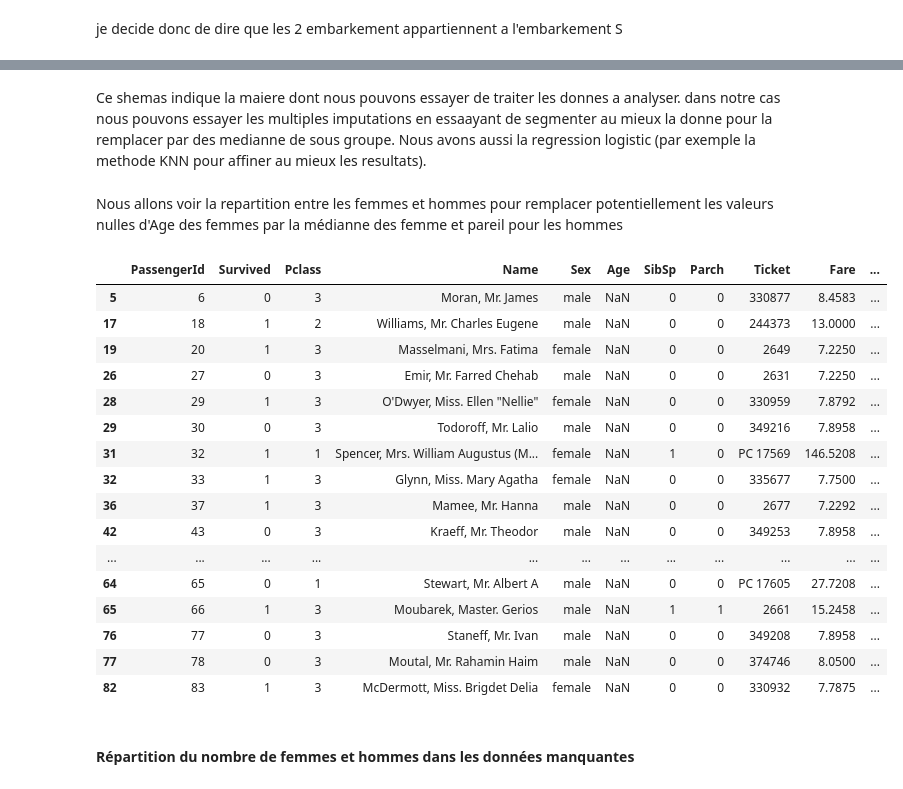
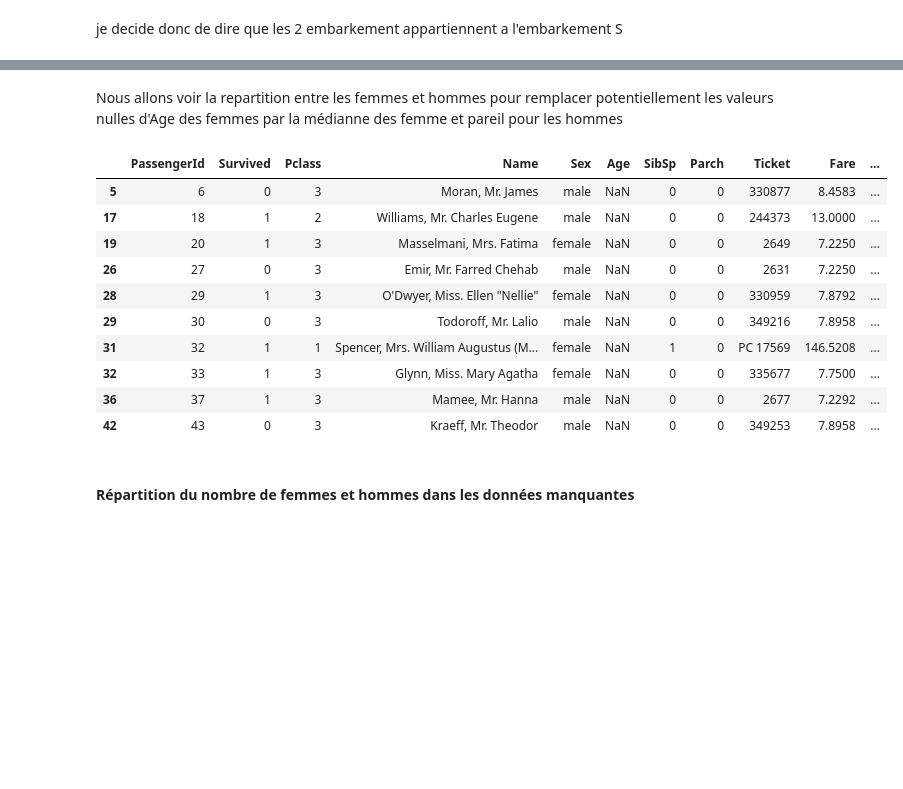
Before and after one commit to Kaiiim/kaggle-titanic, a Jupyter notebook: Titanic-v1.ipynb, the cells around one changed output, grey strips where cells are left out. Saved outputs shown, nothing was run; the diff lists cells and outputs as text; code cells hidden in the pictures; blank space fills up the shorter version.

```diff
--- a/Titanic-v1.ipynb
+++ b/Titanic-v1.ipynb
@@ -256,30 +253,21 @@ Image(url= "https://cdn-images-1.medium.com/max/1600/1*_RA3mCS30Pr0vUxbp25Yxw.pn
-# %% [markdown]
-Ce shemas indique la maiere dont nous pouvons essayer de traiter les donnes a analyser.
-dans notre cas nous pouvons essayer les multiples imputations en essaayant de segmenter au mieux la donne pour la remplacer par des medianne de sous groupe. Nous avons aussi la regression logistic (par exemple la methode KNN pour affiner au mieux les resultats).
 # %% [markdown]
 Nous allons voir la repartition entre les femmes et hommes pour remplacer potentiellement les valeurs nulles
 d'Age des femmes par la médianne des femme et pareil pour les hommes
 # %%
 empty_age = train[train["Age"].isnull()]
-empty_age.head(20)
+empty_age.head(10)
 # %% [output]
 |  | PassengerId | Survived | Pclass | Name | Sex | Age | SibSp | Parch | Ticket | Fare | ... |
 | 5 | 6 | 0 | 3 | Moran, Mr. James | male | NaN | 0 | 0 | 330877 | 8.4583 | ... |
 | 17 | 18 | 1 | 2 | Williams, Mr. Charles Eugene | male | NaN | 0 | 0 | 244373 | 13.0000 | ... |
 | 19 | 20 | 1 | 3 | Masselmani, Mrs. Fatima | female | NaN | 0 | 0 | 2649 | 7.2250 | ... |
 | 26 | 27 | 0 | 3 | Emir, Mr. Farred Chehab | male | NaN | 0 | 0 | 2631 | 7.2250 | ... |
 | 28 | 29 | 1 | 3 | O'Dwyer, Miss. Ellen "Nellie" | female | NaN | 0 | 0 | 330959 | 7.8792 | ... |
 | 29 | 30 | 0 | 3 | Todoroff, Mr. Lalio | male | NaN | 0 | 0 | 349216 | 7.8958 | ... |
 | 31 | 32 | 1 | 1 | Spencer, Mrs. William Augustus (M... | female | NaN | 1 | 0 | PC 17569 | 146.5208 | ... |
 | 32 | 33 | 1 | 3 | Glynn, Miss. Mary Agatha | female | NaN | 0 | 0 | 335677 | 7.7500 | ... |
 | 36 | 37 | 1 | 3 | Mamee, Mr. Hanna | male | NaN | 0 | 0 | 2677 | 7.2292 | ... |
 | 42 | 43 | 0 | 3 | Kraeff, Mr. Theodor | male | NaN | 0 | 0 | 349253 | 7.8958 | ... |
-| ... | ... | ... | ... | ... | ... | ... | ... | ... | ... | ... | ... |
-| 64 | 65 | 0 | 1 | Stewart, Mr. Albert A | male | NaN | 0 | 0 | PC 17605 | 27.7208 | ... |
-| 65 | 66 | 1 | 3 | Moubarek, Master. Gerios | male | NaN | 1 | 1 | 2661 | 15.2458 | ... |
-| 76 | 77 | 0 | 3 | Staneff, Mr. Ivan | male | NaN | 0 | 0 | 349208 | 7.8958 | ... |
-| 77 | 78 | 0 | 3 | Moutal, Mr. Rahamin Haim | male | NaN | 0 | 0 | 374746 | 8.0500 | ... |
-| 82 | 83 | 1 | 3 | McDermott, Miss. Brigdet Delia | female | NaN | 0 | 0 | 330932 | 7.7875 | ... |
 # %% [markdown]
 #### Répartition du nombre de femmes et hommes dans les données manquantes
 # %%
```
Also changed, not shown: parts of 23 cells of this notebook.
